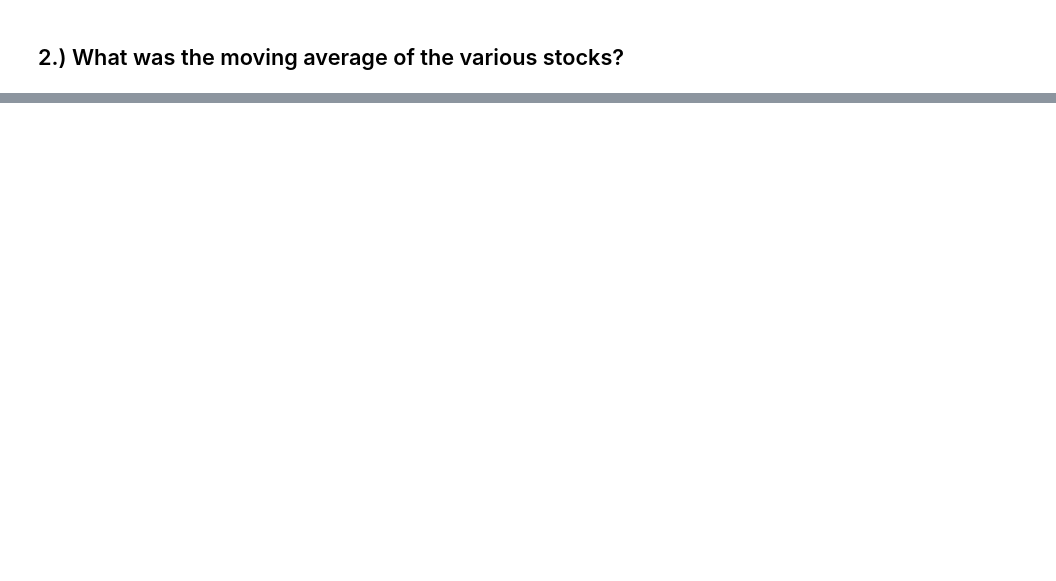
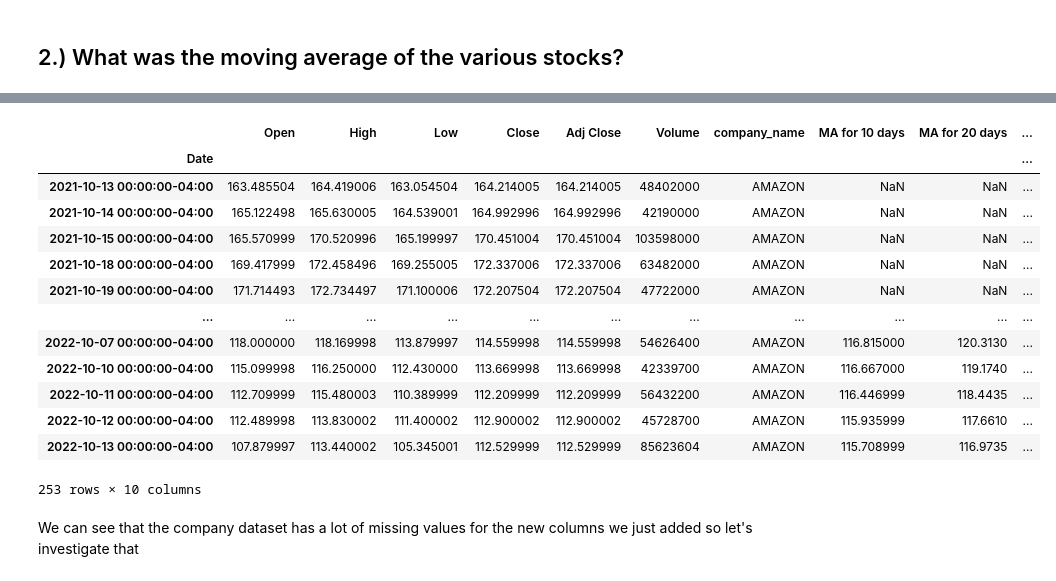
Before and after one commit to ameliameyer/stock_market_prediction, a Jupyter notebook: sman_amelia.ipynb, the cells around one changed output, grey strips where cells are left out. Cells and saved outputs as stored; diff of their text form; code cells hidden in the pictures; blank space fills up the shorter version.

```diff
--- a/sman_amelia.ipynb
+++ b/sman_amelia.ipynb
@@ -226,0 +248,19 @@ plt.tight_layout()
+# %%
+company
+# %% [output]
+|  | Open | High | Low | Close | Adj Close | Volume | company_name | MA for 10 days | MA for 20 days | ... |
+| Date |  |  |  |  |  |  |  |  |  | ... |
+| 2021-10-13 00:00:00-04:00 | 163.485504 | 164.419006 | 163.054504 | 164.214005 | 164.214005 | 48402000 | AMAZON | NaN | NaN | ... |
+| 2021-10-14 00:00:00-04:00 | 165.122498 | 165.630005 | 164.539001 | 164.992996 | 164.992996 | 42190000 | AMAZON | NaN | NaN | ... |
+| 2021-10-15 00:00:00-04:00 | 165.570999 | 170.520996 | 165.199997 | 170.451004 | 170.451004 | 103598000 | AMAZON | NaN | NaN | ... |
+| 2021-10-18 00:00:00-04:00 | 169.417999 | 172.458496 | 169.255005 | 172.337006 | 172.337006 | 63482000 | AMAZON | NaN | NaN | ... |
+| 2021-10-19 00:00:00-04:00 | 171.714493 | 172.734497 | 171.100006 | 172.207504 | 172.207504 | 47722000 | AMAZON | NaN | NaN | ... |
+| ... | ... | ... | ... | ... | ... | ... | ... | ... | ... | ... |
+| 2022-10-07 00:00:00-04:00 | 118.000000 | 118.169998 | 113.879997 | 114.559998 | 114.559998 | 54626400 | AMAZON | 116.815000 | 120.3130 | ... |
+| 2022-10-10 00:00:00-04:00 | 115.099998 | 116.250000 | 112.430000 | 113.669998 | 113.669998 | 42339700 | AMAZON | 116.667000 | 119.1740 | ... |
+| 2022-10-11 00:00:00-04:00 | 112.709999 | 115.480003 | 110.389999 | 112.209999 | 112.209999 | 56432200 | AMAZON | 116.446999 | 118.4435 | ... |
+| 2022-10-12 00:00:00-04:00 | 112.489998 | 113.830002 | 111.400002 | 112.900002 | 112.900002 | 45728700 | AMAZON | 115.935999 | 117.6610 | ... |
+| 2022-10-13 00:00:00-04:00 | 107.879997 | 113.440002 | 105.345001 | 112.529999 | 112.529999 | 85623604 | AMAZON | 115.708999 | 116.9735 | ... |
+253 rows × 10 columns
+# %% [markdown]
+We can see that the company dataset has a lot of missing values for the new columns we just added so let's investigate that
```
Also changed, not shown: parts of 26 cells of this notebook, 1 other file.
